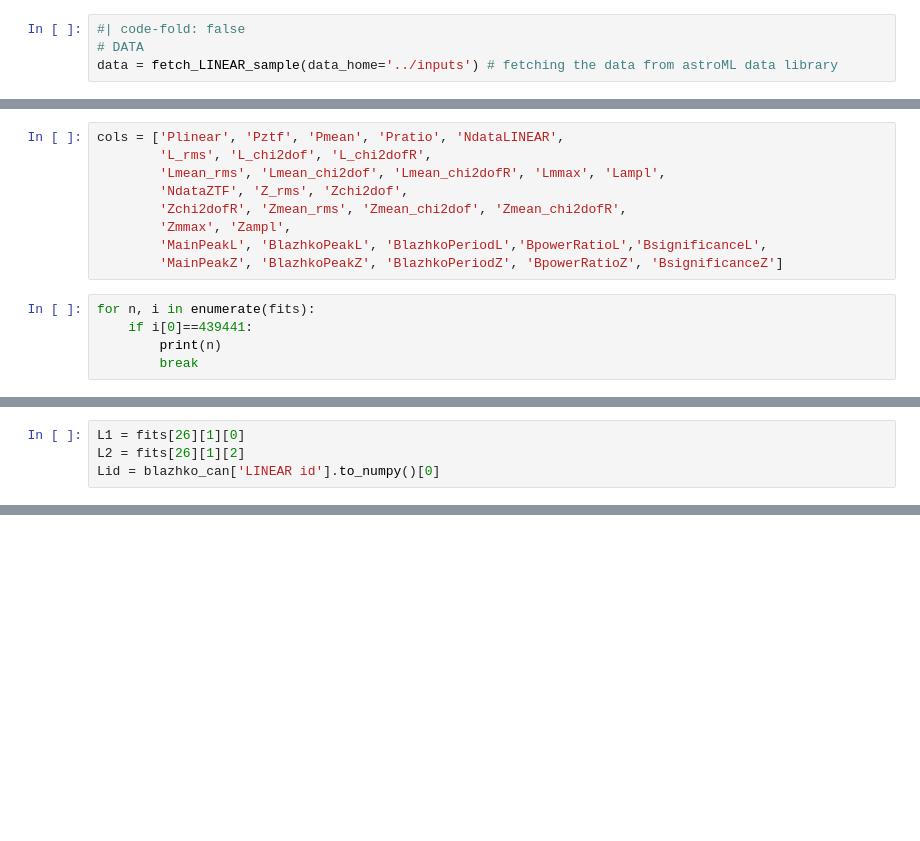
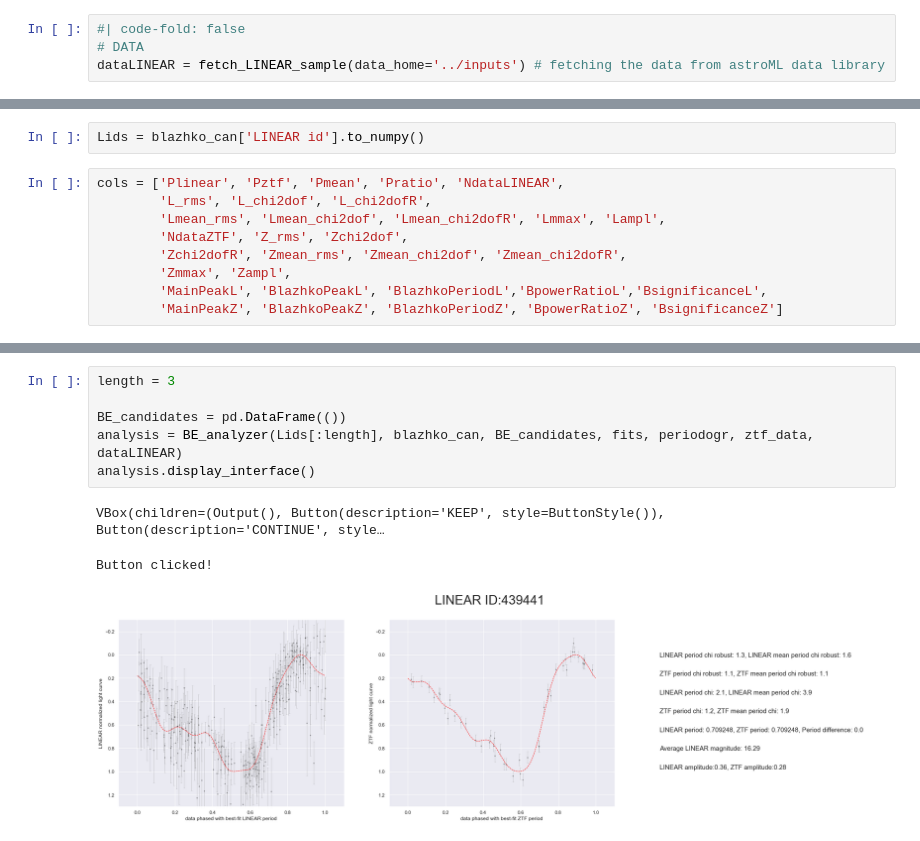
Before and after one commit to emadonev/var_stars, a Jupyter notebook: nbs/05_blazhko_algorithm.ipynb, the cells around one changed output, grey strips where cells are left out. Drawn from its saved outputs; the diff is of its cells as text; blank space fills up the shorter version.

Commit message:
analysis update

```diff
--- a/nbs/05_blazhko_algorithm.ipynb
+++ b/nbs/05_blazhko_algorithm.ipynb
@@ -78,7 +80,7 @@ from blazhko_analysis import blazhko_determine, sort3arr, sort4arr, sigG
 # %%
 #| code-fold: false
 # DATA
-data = fetch_LINEAR_sample(data_home='../inputs') # fetching the data from astroML data library
+dataLINEAR = fetch_LINEAR_sample(data_home='../inputs') # fetching the data from astroML data library
 # %%
 end = 'FINAL_FINAL_FULL'
 # %%
@@ -233,3 +286,5 @@ def makeLCplot_info(L1, L2, dataset, order, Lid, plotname='LCplot', plotSave=Fal
+# %%
+Lids = blazhko_can['LINEAR id'].to_numpy()
 # %%
 cols = ['Plinear', 'Pztf', 'Pmean', 'Pratio', 'NdataLINEAR',
         'L_rms', 'L_chi2dof', 'L_chi2dofR',
@@ -239,8 +294,3 @@ cols = ['Plinear', 'Pztf', 'Pmean', 'Pratio', 'NdataLINEAR',
         'Zmmax', 'Zampl',
         'MainPeakL', 'BlazhkoPeakL', 'BlazhkoPeriodL','BpowerRatioL','BsignificanceL',
         'MainPeakZ', 'BlazhkoPeakZ', 'BlazhkoPeriodZ', 'BpowerRatioZ', 'BsignificanceZ']
-# %%
-for n, i in enumerate(fits):
-    if i[0]==439441:
-        print(n)
-        break
@@ -249,4 +296,0 @@ for n, i in enumerate(fits):
-# %%
-L1 = fits[26][1][0]
-L2 = fits[26][1][2]
-Lid = blazhko_can['LINEAR id'].to_numpy()[0]
@@ -490,0 +360,10 @@ class BlazhkoAnalyzer:
+# %%
+length = 3
+
+BE_candidates = pd.DataFrame(())
+analysis = BE_analyzer(Lids[:length], blazhko_can, BE_candidates, fits, periodogr, ztf_data, dataLINEAR)
+analysis.display_interface()
+# %% [output]
+VBox(children=(Output(), Button(description='KEEP', style=ButtonStyle()), Button(description='CONTINUE', style…
+Button clicked!
+[figure, added]
```
Also changed, not shown: parts of 15 cells of this notebook, 2 other files.
